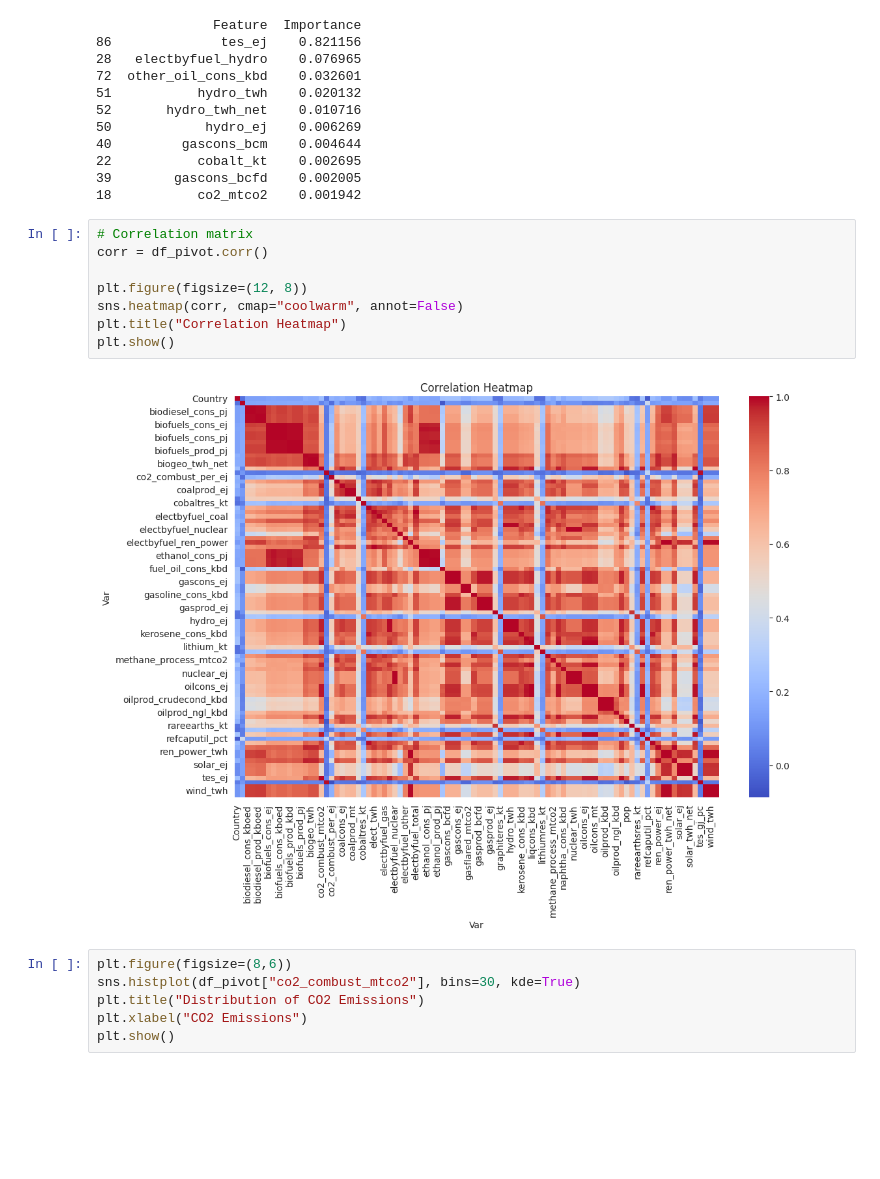
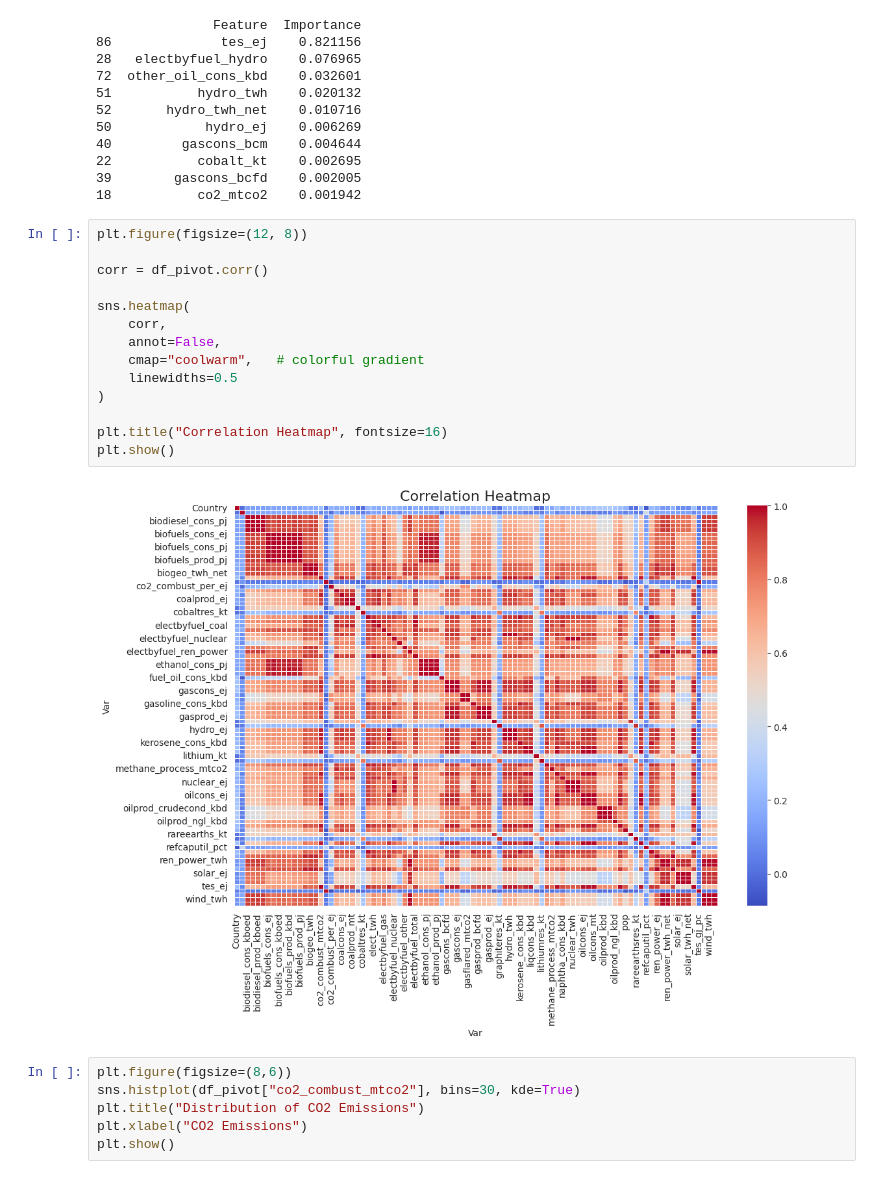
Before and after one commit to Sneha-452-co/Global-energy-debt-shock-, a Jupyter notebook: notebook/project.ipynb, the cells around one changed output. Drawn from its saved outputs; the diff is of its cells as text; blank space fills up the shorter version.

```diff
--- a/notebook/project.ipynb
+++ b/notebook/project.ipynb
@@ -148,15 +148,21 @@ print(feat_imp.head(10))
 39        gascons_bcfd    0.002005
 18           co2_mtco2    0.001942
 # %%
-# Correlation matrix
+plt.figure(figsize=(12, 8))
+
 corr = df_pivot.corr()
 
-plt.figure(figsize=(12, 8))
-sns.heatmap(corr, cmap="coolwarm", annot=False)
-plt.title("Correlation Heatmap")
+sns.heatmap(
+    corr,
+    annot=False,
+    cmap="coolwarm",   # colorful gradient
+    linewidths=0.5
+)
+
+plt.title("Correlation Heatmap", fontsize=16)
 plt.show()
 # %% [output]
-[figure, old version]
+[figure, new version]
 # %%
 plt.figure(figsize=(8,6))
 sns.histplot(df_pivot["co2_combust_mtco2"], bins=30, kde=True)
```
Also changed, not shown: parts of 6 cells of this notebook, 2 other files.
